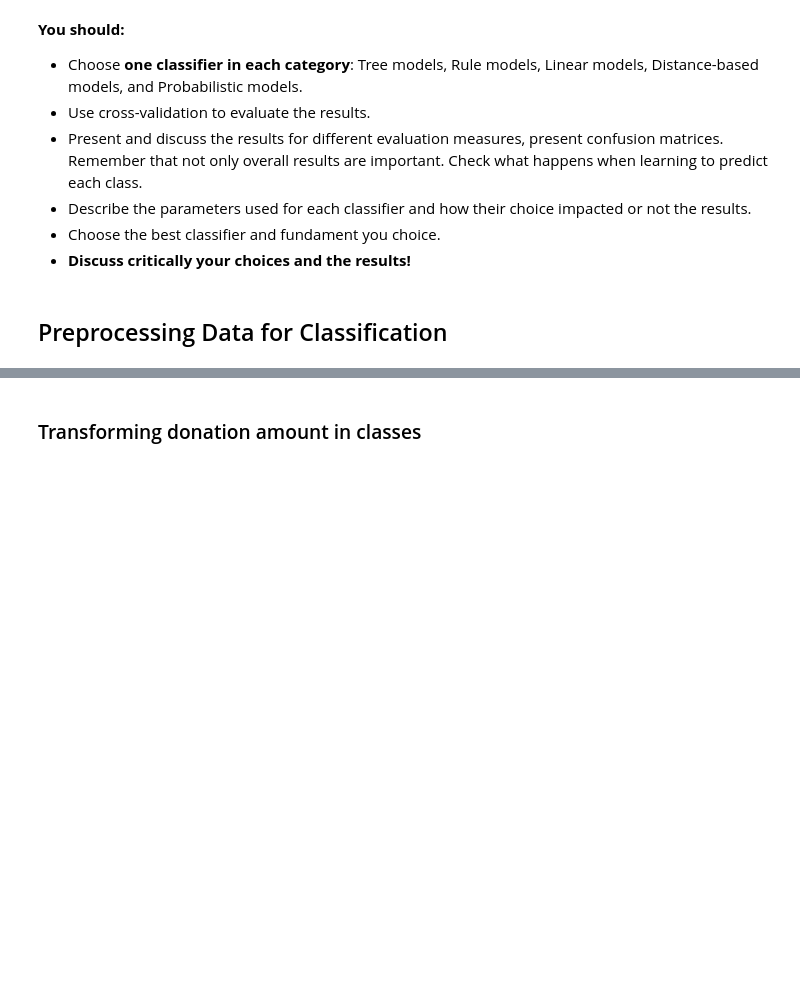
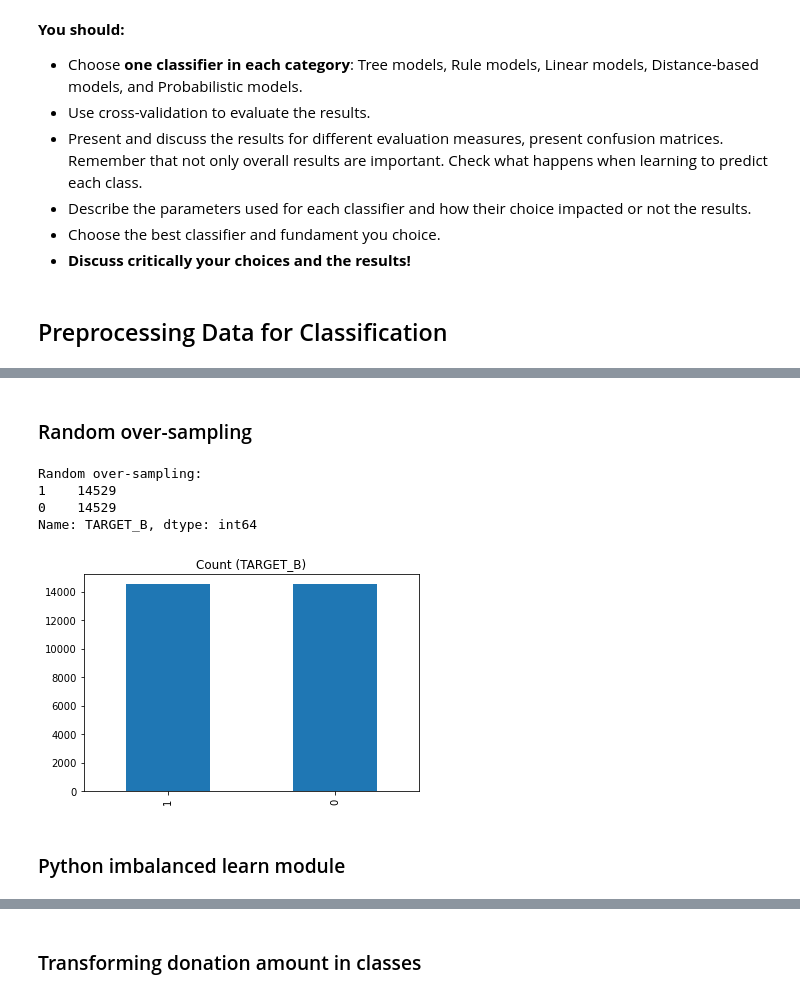
Before and after one commit to jlp237/ml_project, a Jupyter notebook: AA_202021_Project.ipynb, the cells around one changed output, grey strips where cells are left out. Drawn from its saved outputs; the diff is of its cells as text; code cells hidden in the pictures; blank space fills up the shorter version.

```diff
--- a/AA_202021_Project.ipynb
+++ b/AA_202021_Project.ipynb
@@ -265,0 +384,18 @@ In this task you should target 3 classification tasks:
+# %% [markdown]
+### Random over-sampling
+# %%
+td_class_1_over = td_class_1.sample(count_class_0, replace=True)
+td_test_over = pd.concat([td_class_0, td_class_1_over], axis=0)
+
+print('Random over-sampling:')
+print(td_test_over['TARGET_B'].value_counts())
+
+td_test_over['TARGET_B'].value_counts().plot(kind='bar', title='Count (TARGET_B)');
+# %% [output]
+Random over-sampling:
+1    14529
+0    14529
+Name: TARGET_B, dtype: int64
+[figure, added]
+# %% [markdown]
+### Python imbalanced learn module
```
Also changed, not shown: parts of 39 cells of this notebook.
